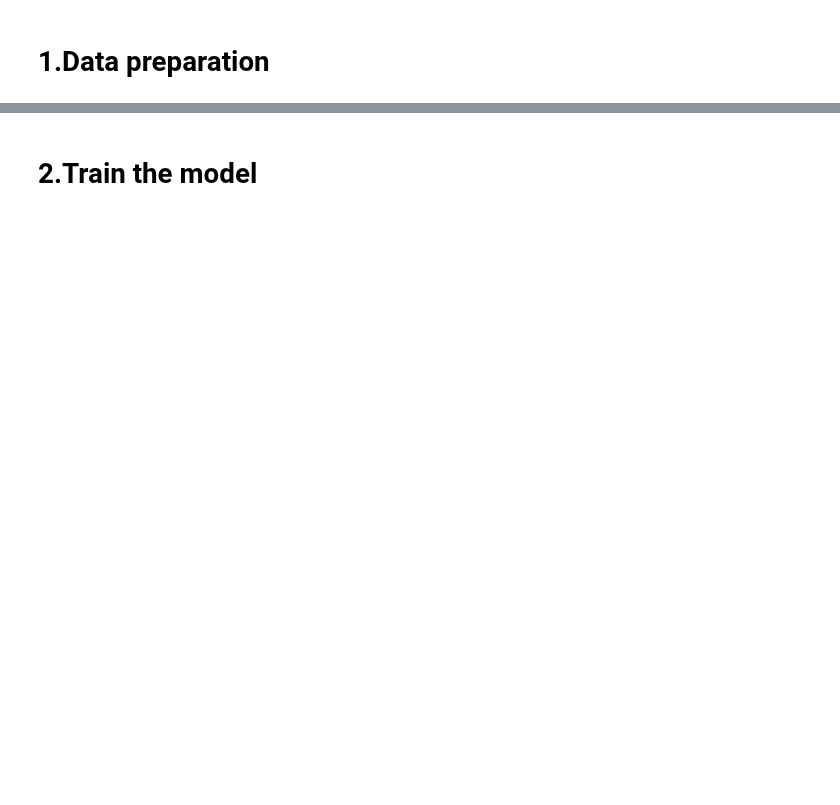
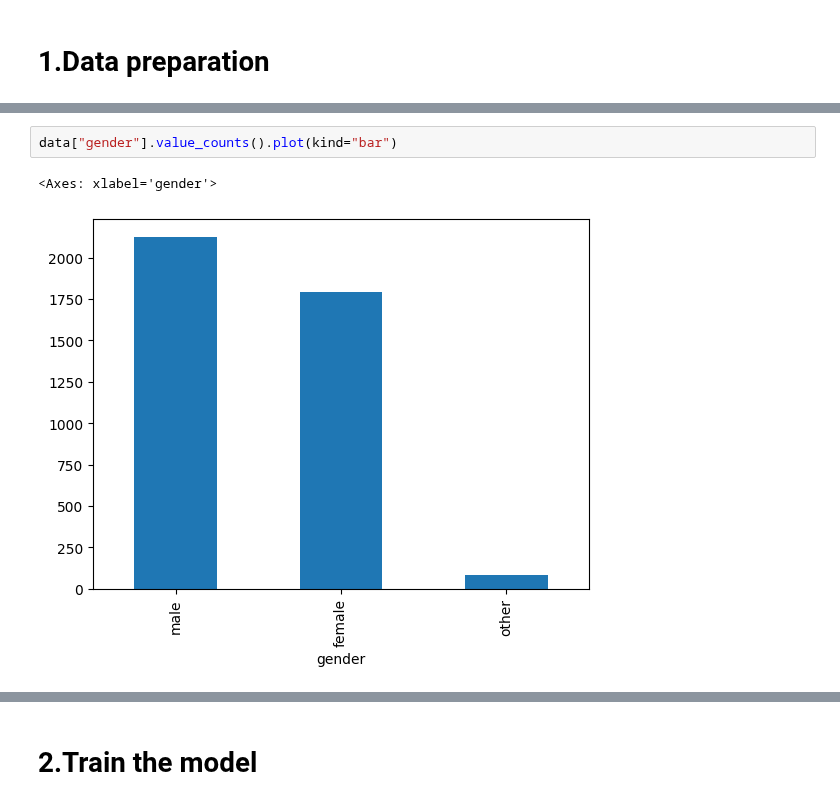
Before and after one commit to AlbanaCelepija/enhanced_mlops, a Jupyter notebook: framework/library/use_cases/tabular/src/local_platform/experiments/1.bias_mitigation.ipynb, the cells around one changed output, grey strips where cells are left out. Saved outputs shown, nothing was run; the diff lists cells and outputs as text; blank space fills up the shorter version.

```diff
--- a/framework/library/use_cases/tabular/src/local_platform/experiments/1.bias_mitigation.ipynb
+++ b/framework/library/use_cases/tabular/src/local_platform/experiments/1.bias_mitigation.ipynb
@@ -141,4 +219,9 @@ data
 | 3998 | x1263d | female | 22 | Dutch | Tennis | 66 | False | ... |
 | 3999 | x2396a | male | 28 | Dutch | Football | 58 | False | ... |
 4000 rows × 15 columns
+# %%
+data["gender"].value_counts().plot(kind="bar")
+# %% [output]
+<Axes: xlabel='gender'>
+[figure, added]
 # %%
```
Also changed, not shown: parts of 25 cells of this notebook, 4 other files.
